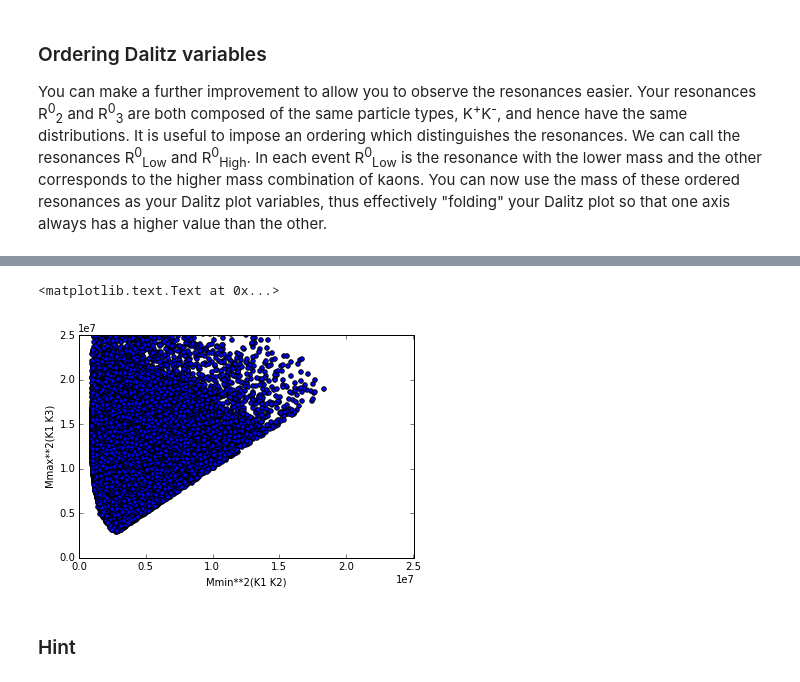
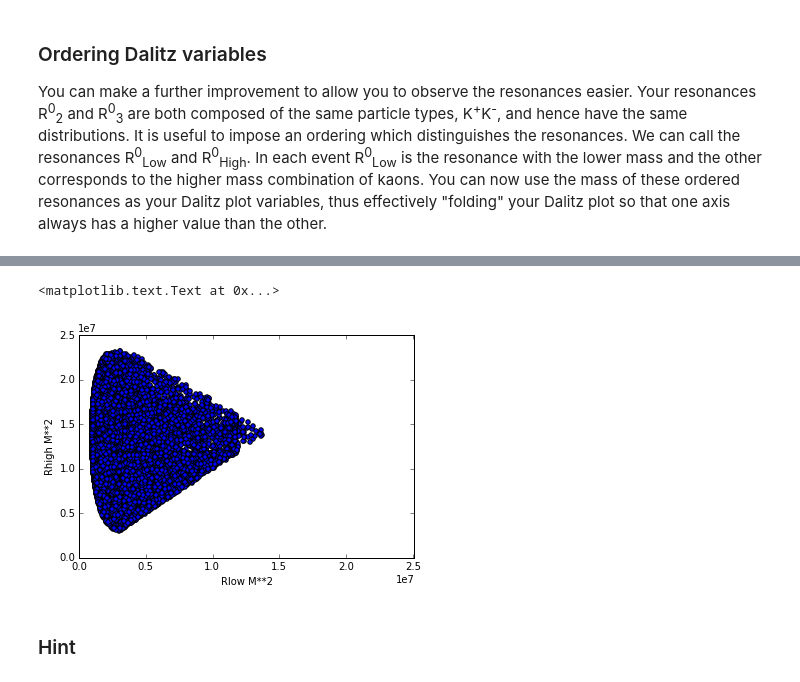
Before and after one commit to pjholt/opendata-project, a Jupyter notebook: LHCb_Open_Data_Project.ipynb, the cells around one changed output, grey strips where cells are left out. Drawn from its saved outputs; the diff is of its cells as text; code cells hidden in the pictures.

```diff
--- a/LHCb_Open_Data_Project.ipynb
+++ b/LHCb_Open_Data_Project.ipynb
@@ -296,7 +296,7 @@ preselection = "H1_ProbPi < 0.5 & H2_ProbPi < 0.5 & H3_ProbPi < 0.5 & H1_ProbK >
 This next line of code just loads the real data into a new DataFrame, this may take a few minutes.
 It also applies the preselection that you have created if you called it preselection.
 # %%
-real_data = read_root(['./B2HHH_MagnetDown.root', './B2HHH_MagnetUp.root'], where=preselection)
+PrSel_real_data = read_root(['./B2HHH_MagnetDown.root', './B2HHH_MagnetUp.root'], where=preselection)
 # %% [markdown]
 Make histograms of the probability of a final state particle being a kaon or a pion.
 These will help guide you on suitable probability values at which to cut.
@@ -358,3 +359,9 @@ Once you have finalised the selection on particle identification also make cuts
 This is an example string, showing the syntax, that you could use as a preselection starting point:
 # %%
 preselection = "H1_ProbPi < 0.5 & H2_ProbPi < 0.5 & H3_ProbPi < 0.5 & H1_ProbK > 0.5 & H2_ProbK > 0.5 & H3_ProbK > 0.5 & !H1_isMuon & !H2_isMuon & !H3_isMuon"
+# %%
+# Apply B Mass Selection here
+BSel_real_data = PrSel_real_data.query("B_M > 5250 & B_M < 5320")
+H_BSel_real_data_B_M = BSel_real_data.B_M.hist(bins=100, range=[5200,5400])
+xlabel('B_M')
+ylabel('Number')
@@ -572,11 +582,11 @@ What are the most striking differences?
 You can make a further improvement to allow you to observe the resonances easier. Your resonances R<sup>0</sup><sub>2</sub> and R<sup>0</sup><sub>3</sub> are both composed of the same particle types, K<sup>+</sup>K<sup>-</sup>, and hence have the same distributions. It is useful to impose an ordering which distinguishes the resonances. We can call the resonances R<sup>0</sup><sub>Low</sub> and R<sup>0</sup><sub>High</sub>. In each event R<sup>0</sup><sub>Low</sub> is the resonance with the lower mass and the other corresponds to the higher mass combination of kaons. You can now use the mass of these ordered resonances as your Dalitz plot variables, thus effectively "folding" your Dalitz plot so that one axis always has a higher value than the other.
 # %%
 # make a new Dalitz plot with a mass ordering of the axes
-real_data['Rhigh_M']=numpy.maximum(real_data['R12_M'],real_data['R13_M'])
-real_data['Rhigh_MSq']=numpy.maximum(real_data['R12_MSq'],real_data['R13_MSq'])
-real_data['Rlow_M']=numpy.minimum(real_data['R12_M'],real_data['R13_M'])
-real_data['Rlow_MSq']=numpy.minimum(real_data['R12_MSq'],real_data['R13_MSq'])
-real_data.head(5)
+BSel_real_data['Rhigh_M']=numpy.maximum(BSel_real_data['R12_M'],BSel_real_data['R13_M'])
+BSel_real_data['Rhigh_MSq']=numpy.maximum(BSel_real_data['R12_MSq'],BSel_real_data['R13_MSq'])
+BSel_real_data['Rlow_M']=numpy.minimum(BSel_real_data['R12_M'],BSel_real_data['R13_M'])
+BSel_real_data['Rlow_MSq']=numpy.minimum(BSel_real_data['R12_MSq'],BSel_real_data['R13_MSq'])
+BSel_real_data.head(5)
 # %% [output]
 |  | B_FlightDistance | B_VertexChi2 | H1_PX | H1_PY | H1_PZ | H1_ProbK | H1_ProbPi | H1_Charge | H1_IPChi2 | ... |
 | 0 | 6.888037 | 8.426947 | 1207.753798 | -84.290958 | 10399.473702 | 0.902219 | 0.041574 | -1 | 998.424410 | ... |
@@ -587,12 +597,12 @@ real_data.head(5)
 # %%
-scatter(real_data['Rlow_MSq'], real_data['Rhigh_MSq'])
+scatter(BSel_real_data['Rlow_MSq'], BSel_real_data['Rhigh_MSq'])
 plt.xlim(0, 25040000) # change the x axis range
 plt.ylim(0, 25040000)  # change the y axis range
 xlabel('Rlow M**2')
 ylabel('Rhigh M**2')
 # %% [output]
 <matplotlib.text.Text at 0x...>
-[figure, old version]
+[figure, new version]
 # %% [markdown]
 ### Hint
 # %% [markdown]
```
Also changed, not shown: parts of 15 cells of this notebook, 1 other file.
